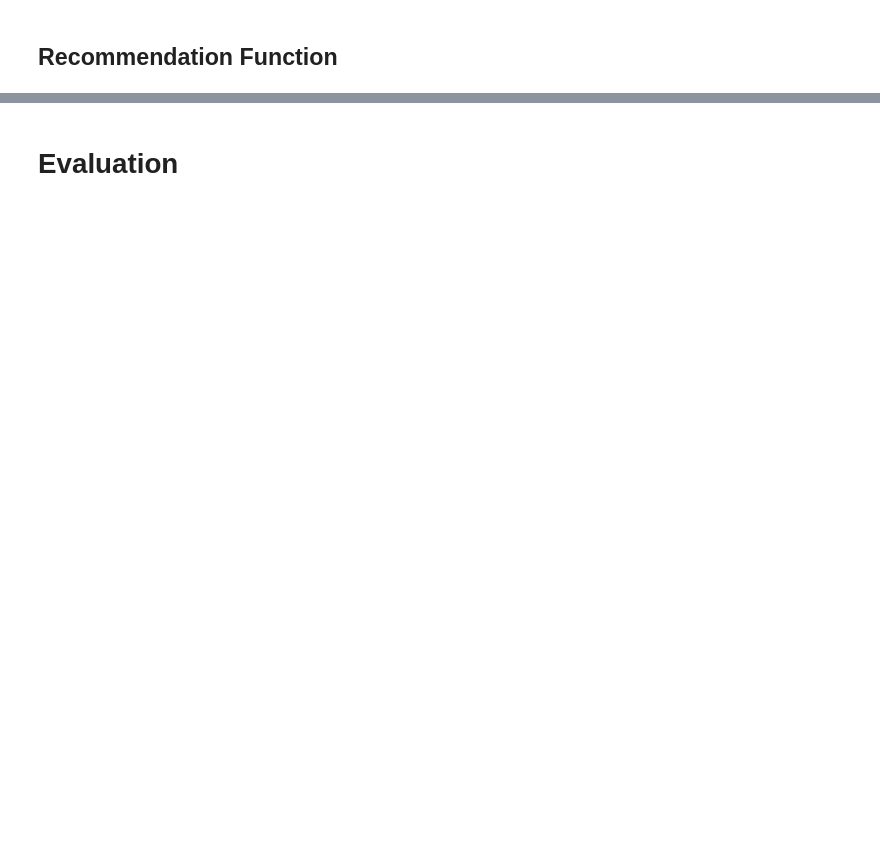
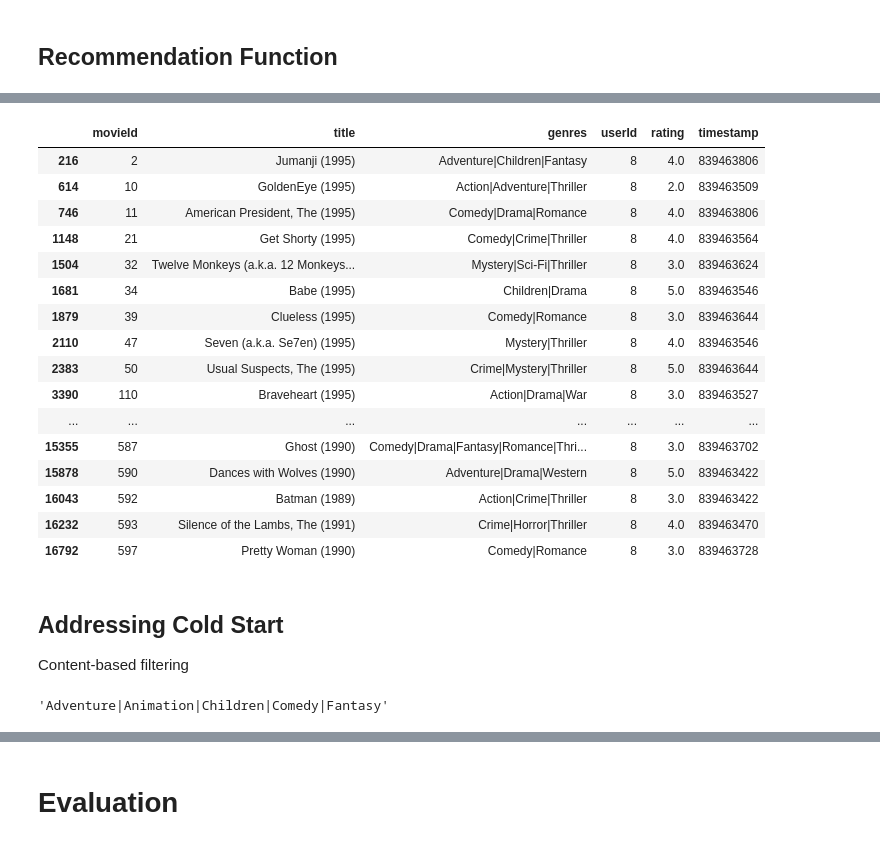
Before and after one commit to mccafj/MovieLens-Recommendation-System, a Jupyter notebook: jons_notebook.ipynb, the cells around one changed output, grey strips where cells are left out. Saved outputs shown, nothing was run; the diff lists cells and outputs as text; code cells hidden in the pictures; blank space fills up the shorter version.

```diff
--- a/jons_notebook.ipynb
+++ b/jons_notebook.ipynb
@@ -617 +849,23 @@ df['movieId'].nunique()
+# %%
+df.loc[df['userId'] == 8]
+
+# again, kind of all over with genres, at least wider variation on rating
+# %% [output]
+|  | movieId | title | genres | userId | rating | timestamp |
+| 216 | 2 | Jumanji (1995) | Adventure|Children|Fantasy | 8 | 4.0 | 839463806 |
+| 614 | 10 | GoldenEye (1995) | Action|Adventure|Thriller | 8 | 2.0 | 839463509 |
+| 746 | 11 | American President, The (1995) | Comedy|Drama|Romance | 8 | 4.0 | 839463806 |
+| 1148 | 21 | Get Shorty (1995) | Comedy|Crime|Thriller | 8 | 4.0 | 839463564 |
+| 1504 | 32 | Twelve Monkeys (a.k.a. 12 Monkeys... | Mystery|Sci-Fi|Thriller | 8 | 3.0 | 839463624 |
+| 1681 | 34 | Babe (1995) | Children|Drama | 8 | 5.0 | 839463546 |
+| 1879 | 39 | Clueless (1995) | Comedy|Romance | 8 | 3.0 | 839463644 |
+| 2110 | 47 | Seven (a.k.a. Se7en) (1995) | Mystery|Thriller | 8 | 4.0 | 839463546 |
+| 2383 | 50 | Usual Suspects, The (1995) | Crime|Mystery|Thriller | 8 | 5.0 | 839463644 |
+| 3390 | 110 | Braveheart (1995) | Action|Drama|War | 8 | 3.0 | 839463527 |
+| ... | ... | ... | ... | ... | ... | ... |
+| 15355 | 587 | Ghost (1990) | Comedy|Drama|Fantasy|Romance|Thri... | 8 | 3.0 | 839463702 |
+| 15878 | 590 | Dances with Wolves (1990) | Adventure|Drama|Western | 8 | 5.0 | 839463422 |
+| 16043 | 592 | Batman (1989) | Action|Crime|Thriller | 8 | 3.0 | 839463422 |
+| 16232 | 593 | Silence of the Lambs, The (1991) | Crime|Horror|Thriller | 8 | 4.0 | 839463470 |
+| 16792 | 597 | Pretty Woman (1990) | Comedy|Romance | 8 | 3.0 | 839463728 |
 # %%
@@ -677 +883,4 @@ df['movieId'].nunique()
 # towards data science post
+# %% [markdown]
+## Addressing Cold Start
+Content-based filtering
@@ -677,0 +892,4 @@ df['movieId'].nunique()
+# %%
+df['genres'][3]
+# %% [output]
+'Adventure|Animation|Children|Comedy|Fantasy'
```
Also changed, not shown: parts of 79 cells of this notebook.
